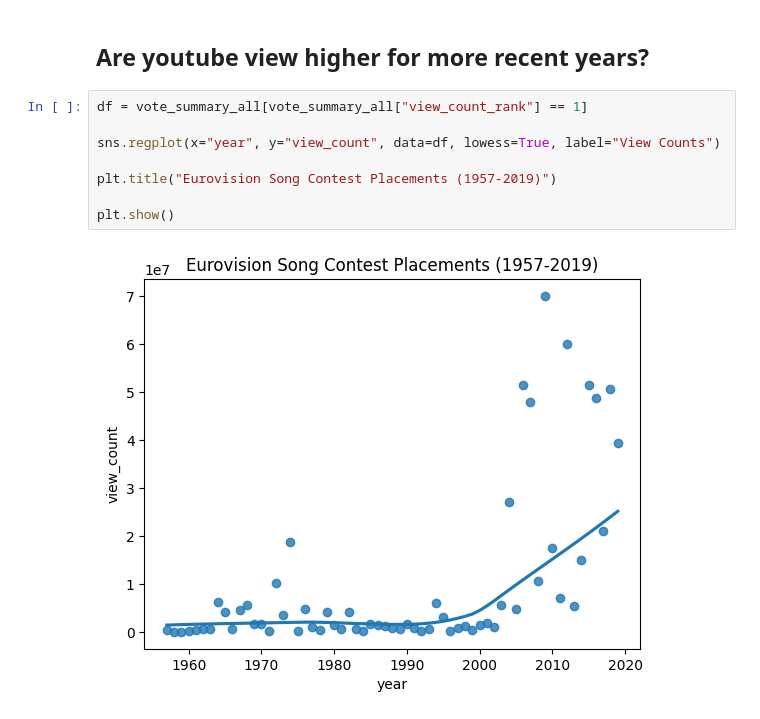
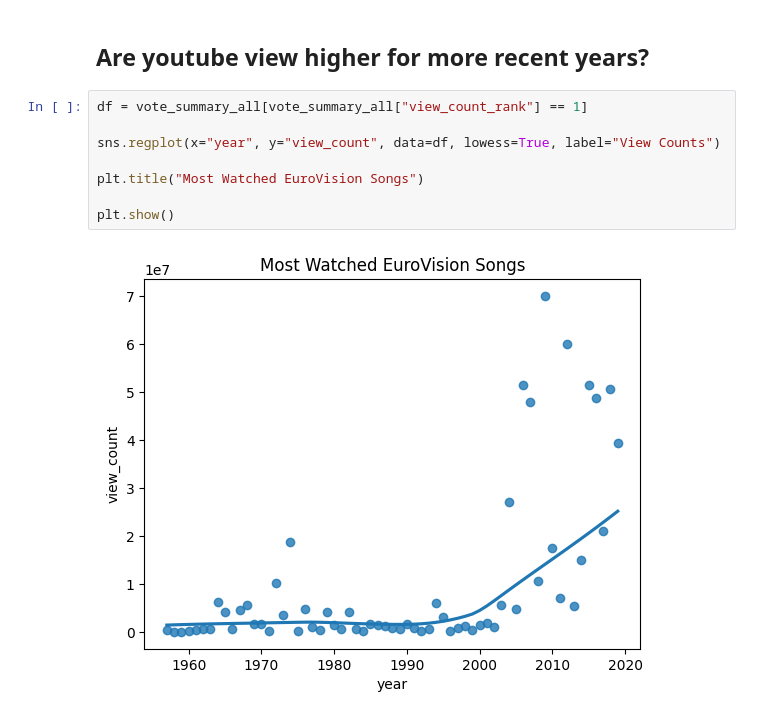
Before and after one commit to Lolaflan/UCDPA_laurabflanagan, a Jupyter notebook: euroviz/euroviz.ipynb, the cells around one changed output. Saved outputs shown, nothing was run; the diff lists cells and outputs as text.

Commit message:
Some updated. Added new chart

```diff
--- a/euroviz/euroviz.ipynb
+++ b/euroviz/euroviz.ipynb
@@ -712,10 +696,10 @@ vote_summary_all[vote_summary_all["view_count_rank"] == 1]
 # %%
 df = vote_summary_all[vote_summary_all["view_count_rank"] == 1]
 
 sns.regplot(x="year", y="view_count", data=df, lowess=True, label="View Counts")
 
-plt.title("Eurovision Song Contest Placements (1957-2019)")
+plt.title("Most Watched EuroVision Songs")
 
 plt.show()
 # %% [output]
-[figure, old version]
+[figure, new version]
```
Also changed, not shown: parts of 16 cells of this notebook.
